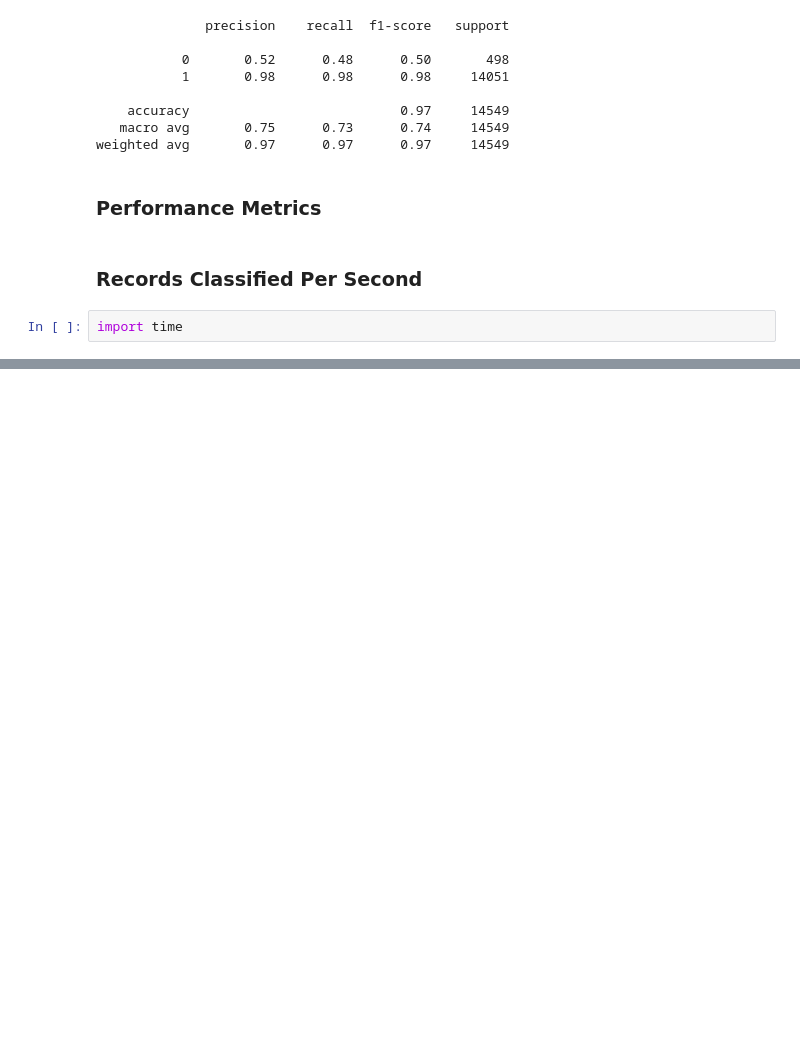
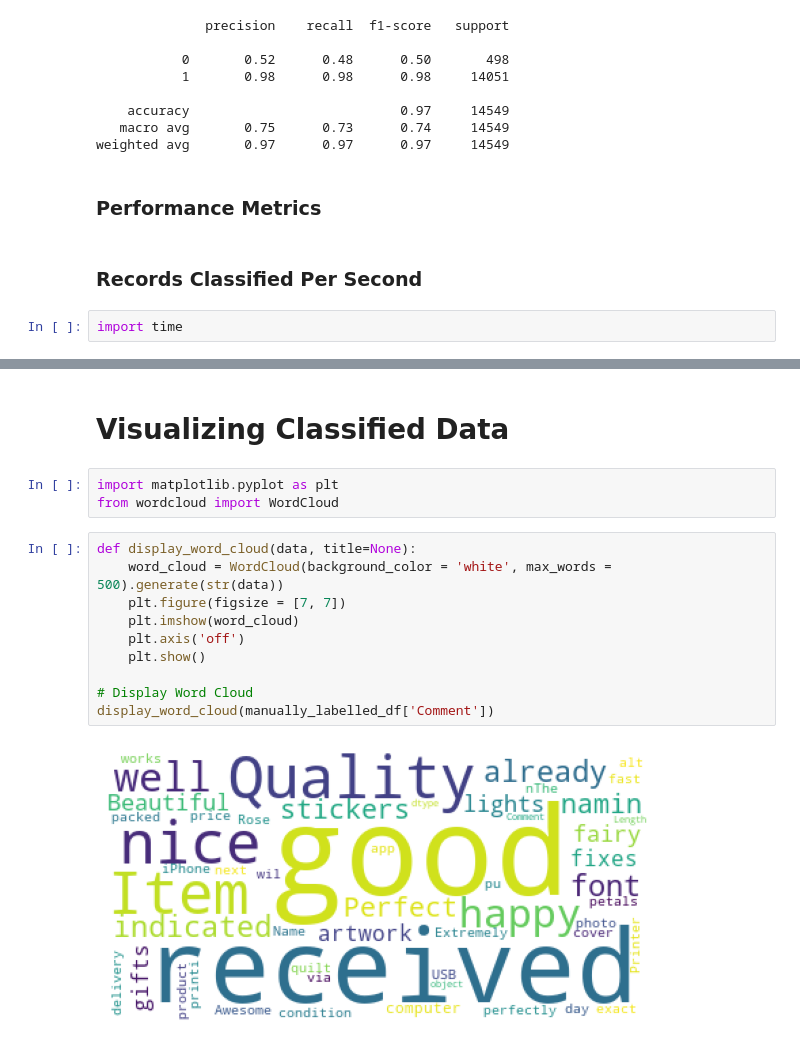
Before and after one commit to gregoryong16/CZ4034_IR, a Jupyter notebook: Classification/Classification.ipynb, the cells around one changed output, grey strips where cells are left out. Cells and saved outputs as stored; diff of their text form; blank space fills up the shorter version.

Commit message:
Visualize Classified Data

```diff
--- a/Classification/Classification.ipynb
+++ b/Classification/Classification.ipynb
@@ -278,0 +279,17 @@ Classification rate: 6925435.52 records per second
+# %% [markdown]
+# Visualizing Classified Data
+# %%
+import matplotlib.pyplot as plt
+from wordcloud import WordCloud
+# %%
+def display_word_cloud(data, title=None):
+    word_cloud = WordCloud(background_color = 'white', max_words = 500).generate(str(data))
+    plt.figure(figsize = [7, 7])
+    plt.imshow(word_cloud)
+    plt.axis('off')
+    plt.show()
+
+# Display Word Cloud
+display_word_cloud(manually_labelled_df['Comment'])
+# %% [output]
+[figure, added]
```
Also changed, not shown: parts of 5 cells of this notebook.
